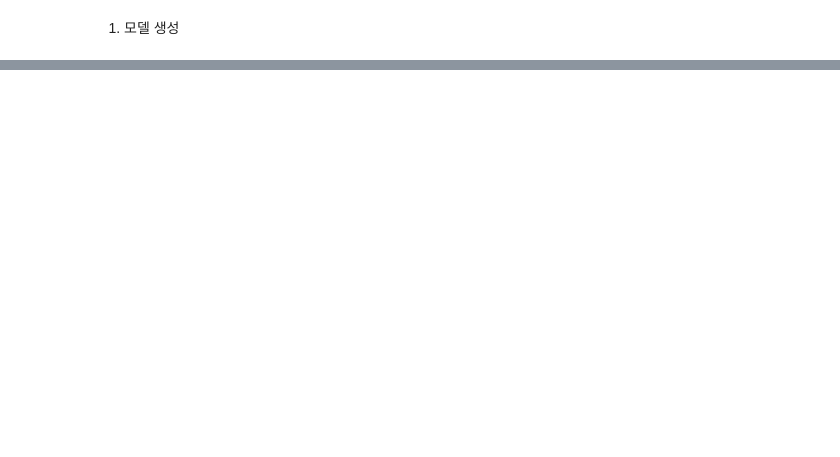
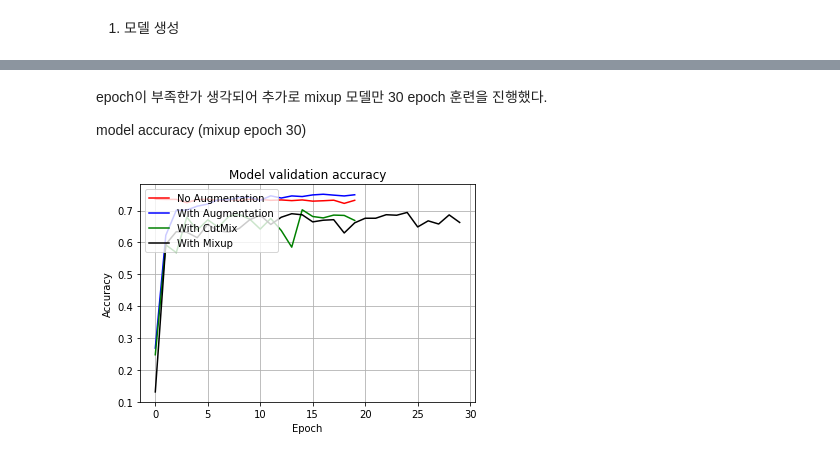
Before and after one commit to kawonkang/test-AIF, a Jupyter notebook: [GC-02]/[GC-02] CutMix_Mixup.ipynb, the cells around one changed output, grey strips where cells are left out. Cells and saved outputs as stored; diff of their text form; code cells hidden in the pictures; blank space fills up the shorter version.

```diff
--- a/[GC-02]/[GC-02] CutMix_Mixup.ipynb
+++ b/[GC-02]/[GC-02] CutMix_Mixup.ipynb
@@ -648,0 +649,18 @@ plt.show()
+# %% [markdown]
+epoch이 부족한가 생각되어 추가로 mixup 모델만 30 epoch 훈련을 진행했다.
+
+model accuracy (mixup epoch 30)
+# %%
+plt.plot(history_resnet50_no_aug['val_accuracy'], 'r')
+plt.plot(history_resnet50_aug['val_accuracy'], 'b')
+plt.plot(history_resnet50_cut['val_accuracy'], 'g')
+plt.plot(history_resnet50_mix['val_accuracy'], 'black')  # 30 epochs
+plt.title('Model validation accuracy')
+plt.ylabel('Accuracy')
+plt.xlabel('Epoch')
+plt.legend(['No Augmentation', 'With Augmentation', 'With CutMix', 'With Mixup'], loc='upper left')
+plt.grid(True) # Accuracy 범위 지정
+#plt.ylim(0.72, 0.76)
+plt.show()
+# %% [output]
+[figure, added]
```
Also changed, not shown: parts of 51 cells of this notebook, 24 other files.
